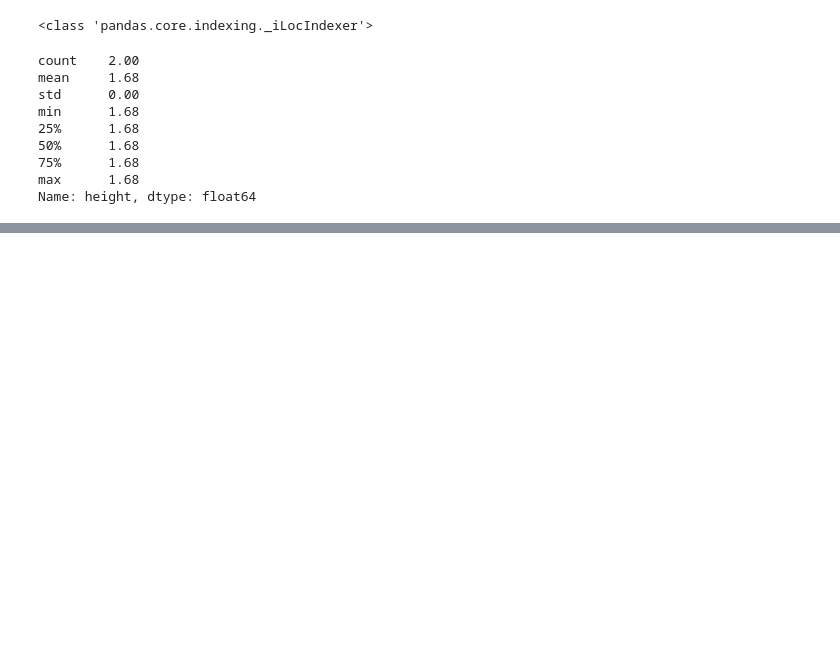
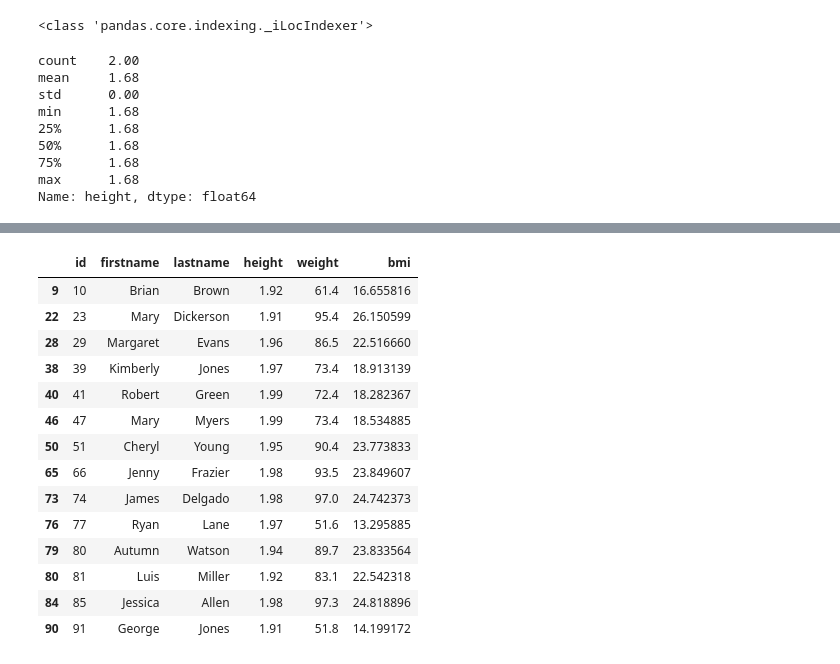
Before and after one commit to Javacream/org.javacream.training.python, a Jupyter notebook: data_analysis/pandas_primer.ipynb, the cells around one changed output, grey strips where cells are left out. Cells and saved outputs as stored; diff of their text form; code cells hidden in the pictures; blank space fills up the shorter version.

Commit message:
selection vector

```diff
--- a/data_analysis/pandas_primer.ipynb
+++ b/data_analysis/pandas_primer.ipynb
@@ -324,0 +342,19 @@ Name: height, dtype: float64
+# %%
+selection_vector = df['height'] > 1.90
+df[selection_vector]
+# %% [output]
+|  | id | firstname | lastname | height | weight | bmi |
+| 9 | 10 | Brian | Brown | 1.92 | 61.4 | 16.655816 |
+| 22 | 23 | Mary | Dickerson | 1.91 | 95.4 | 26.150599 |
+| 28 | 29 | Margaret | Evans | 1.96 | 86.5 | 22.516660 |
+| 38 | 39 | Kimberly | Jones | 1.97 | 73.4 | 18.913139 |
+| 40 | 41 | Robert | Green | 1.99 | 72.4 | 18.282367 |
+| 46 | 47 | Mary | Myers | 1.99 | 73.4 | 18.534885 |
+| 50 | 51 | Cheryl | Young | 1.95 | 90.4 | 23.773833 |
+| 65 | 66 | Jenny | Frazier | 1.98 | 93.5 | 23.849607 |
+| 73 | 74 | James | Delgado | 1.98 | 97.0 | 24.742373 |
+| 76 | 77 | Ryan | Lane | 1.97 | 51.6 | 13.295885 |
+| 79 | 80 | Autumn | Watson | 1.94 | 89.7 | 23.833564 |
+| 80 | 81 | Luis | Miller | 1.92 | 83.1 | 22.542318 |
+| 84 | 85 | Jessica | Allen | 1.98 | 97.3 | 24.818896 |
+| 90 | 91 | George | Jones | 1.91 | 51.8 | 14.199172 |
```
Also changed, not shown: parts of 4 cells of this notebook.
